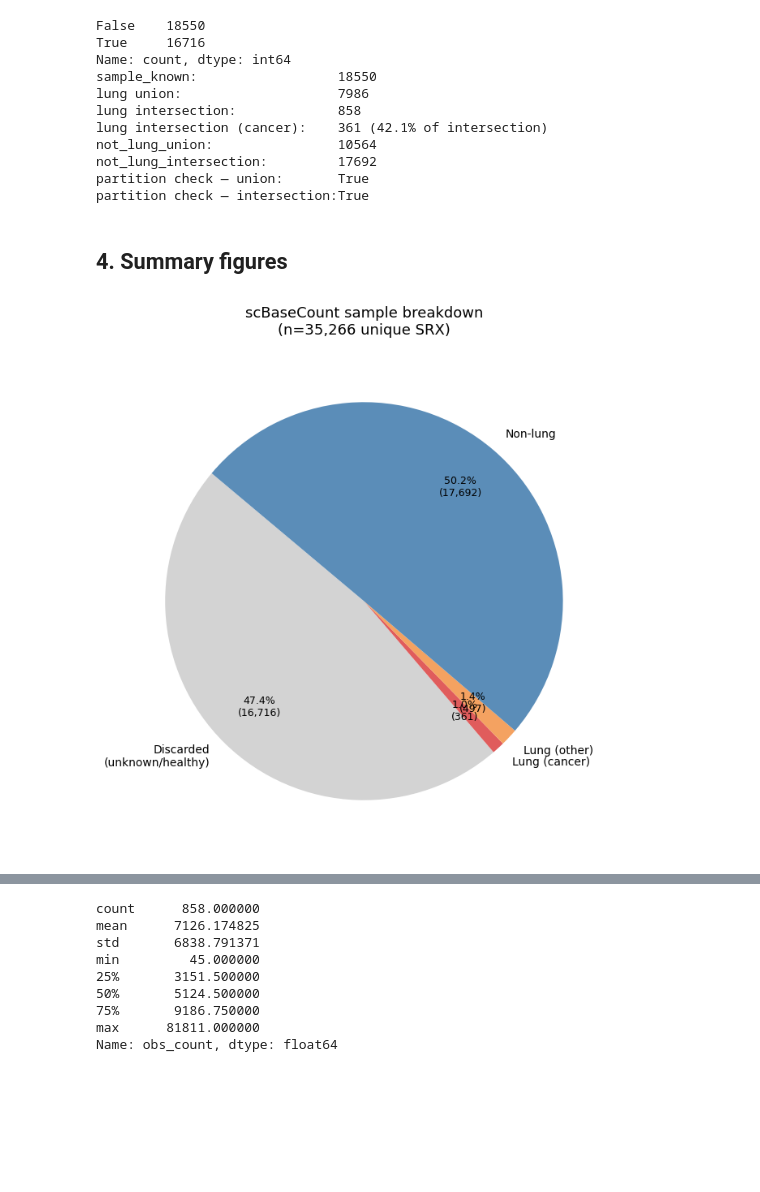
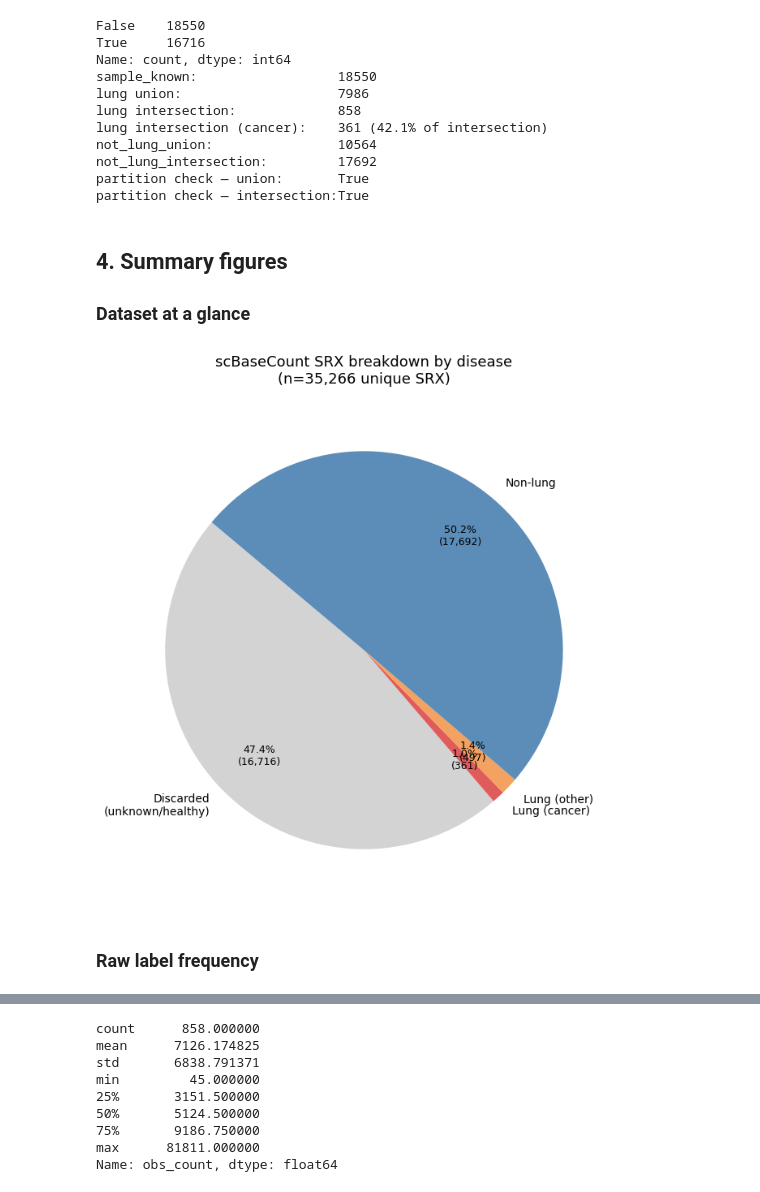
Before and after one commit to otodreas/scBaseCount_Pipeline, a Jupyter notebook: metadata_analysis/v2_lung/analysis.ipynb, the cells around one changed output, grey strips where cells are left out. Cells and saved outputs as stored; diff of their text form; code cells hidden in the pictures; blank space fills up the shorter version.

Commit message:
include raw count tables, regex at a glance

```diff
--- a/metadata_analysis/v2_lung/analysis.ipynb
+++ b/metadata_analysis/v2_lung/analysis.ipynb
@@ -187,39 +180,42 @@ partition check — union:       True
 partition check — intersection:True
 # %% [markdown]
 ## 4. Summary figures
+### Dataset at a glance
 # %%
 # dataset at a glance
 n_total       = len(sample)
 n_discarded   = n_total - len(sample_known)
 n_lung_cancer = len(lung_intersection_cancer)
 n_lung_other  = len(lung_intersection) - n_lung_cancer
 n_not_lung    = len(not_lung_intersection)
 
 labels  = [
     "Discarded\n(unknown/healthy)",
     "Lung (cancer)",
     "Lung (other)",
     "Non-lung"
 ]
 sizes   = [n_discarded, n_lung_cancer, n_lung_other, n_not_lung]
 colors  = ["#d3d3d3", "#e05c5c", "#f4a261", "#5b8db8"]
 
 fig, ax = plt.subplots(figsize=(7, 7))
 wedges, texts, autotexts = ax.pie(
     sizes,
     labels=labels,
     colors=colors,
     autopct=lambda p: f"{p:.1f}%\n({int(round(p * n_total / 100)):,})",
     startangle=140,
     pctdistance=0.75,
 )
 for t in autotexts:
     t.set_fontsize(9)
-ax.set_title(f"scBaseCount sample breakdown\n(n={n_total:,} unique SRX)", fontsize=13, pad=16)
+ax.set_title(f"scBaseCount SRX breakdown by disease\n(n={n_total:,} unique SRX)", fontsize=13, pad=16)
 plt.tight_layout()
 fig.savefig(IMAGES_DIR / "sample_breakdown.svg", bbox_inches="tight")
 plt.show()
 # %% [output]
-[figure, old version]
+[figure, new version]
+# %% [markdown]
+### Raw label frequency
 # %%
 # Frequency table of top 20 raw disease and tissue labels
```
Also changed, not shown: parts of 6 cells of this notebook, 4 other files.
